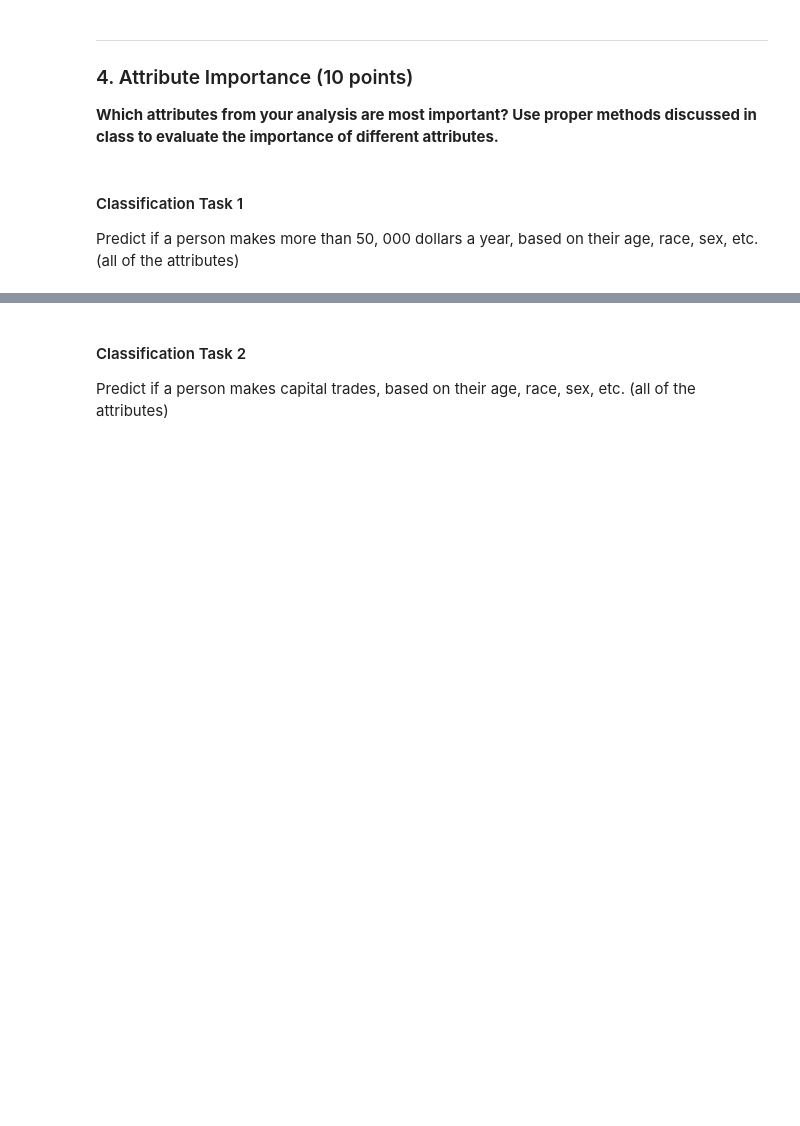
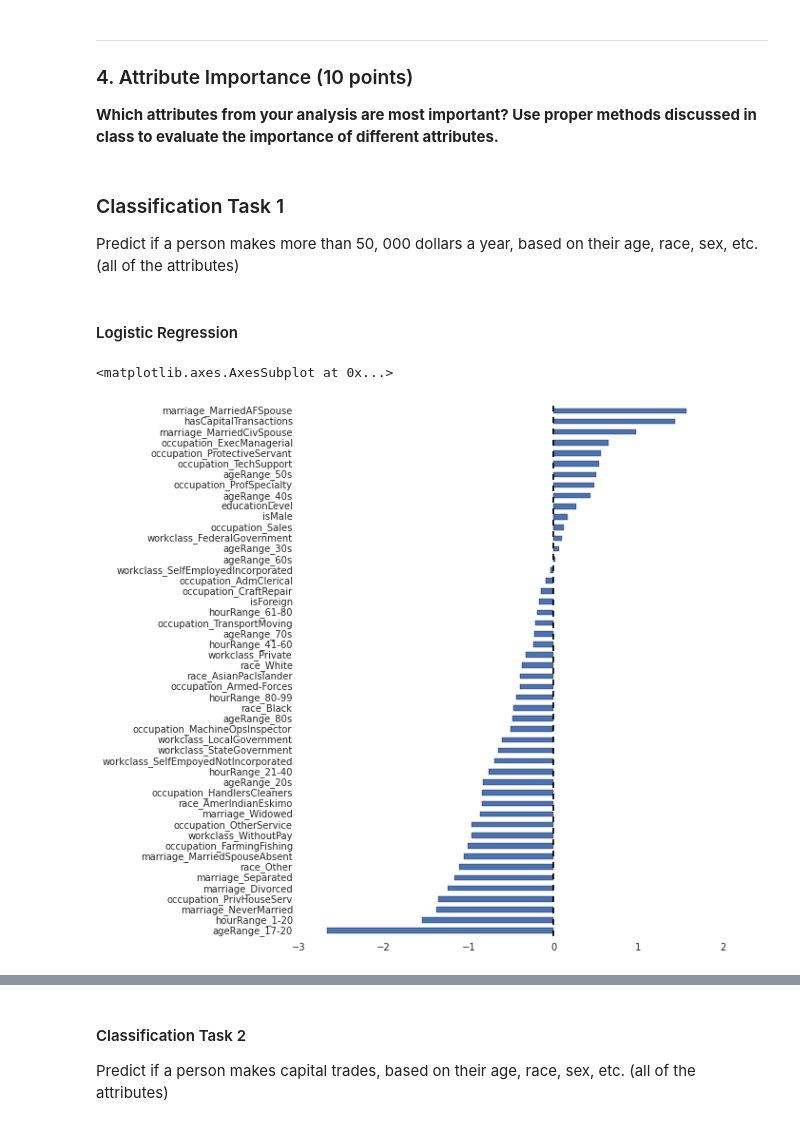
Before and after one commit to SpencerKaiser/DataMining, a Jupyter notebook: 03_AssignmentThree/A3-Master.ipynb, the cells around one changed output, grey strips where cells are left out. Drawn from its saved outputs; the diff is of its cells as text; code cells hidden in the pictures; blank space fills up the shorter version.

```diff
--- a/03_AssignmentThree/A3-Master.ipynb
+++ b/03_AssignmentThree/A3-Master.ipynb
@@ -861,5 +861,5 @@ task2Values = (accuracyValues, recallValues, precisionValues, fMeasureValues)
 ### 4. Attribute Importance (10 points)
 **Which attributes from your analysis are most important? Use proper methods discussed in class to evaluate the importance of different attributes.**
 # %% [markdown]
-#### Classification Task 1
+### Classification Task 1
 Predict if a person makes more than 50, 000 dollars a year, based on their age, race, sex, etc. (all of the attributes)
@@ -872,9 +866,14 @@ for coef, name in reversed(zip_vars):
+# %% [markdown]
+#### Logistic Regression
 # %%
 # now let's make a pandas Series with the names and values, and plot them
 %matplotlib inline
 
 weights = pd.Series(LRTask1.coef_[0],index=df1.columns)
 weights = weights.order(ascending=True)
-weights.plot(kind='barh',figsize=(8,20))
+weights.plot(kind='barh',figsize=(8,10))
+# %% [output]
+<matplotlib.axes.AxesSubplot at 0x...>
+[figure, added]
 # %% [markdown]
 As we can see from the bar chart above, the attributes that are most related to **making more than 50K a year** are:
```
Also changed, not shown: parts of 8 cells of this notebook.
